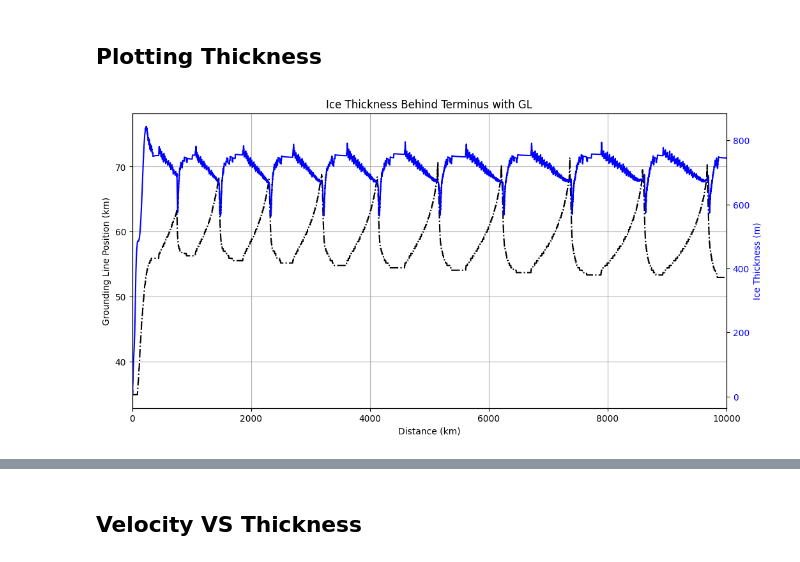
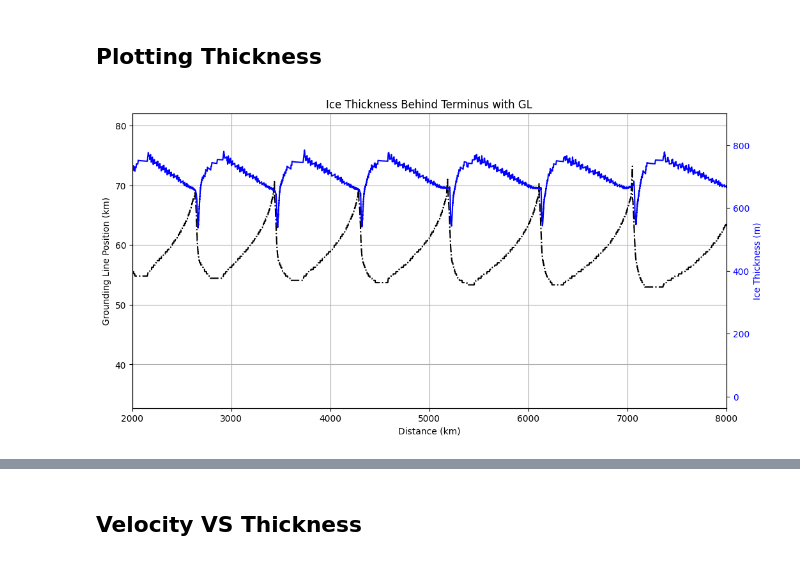
Before and after one commit to ktlix2ski/brinkmodeltest, a Jupyter notebook: Analysis/EasyQuickWorkbook copy.ipynb, the cells around one changed output, grey strips where cells are left out. Cells and saved outputs as stored; diff of their text form; code cells hidden in the pictures.

```diff
--- a/Analysis/EasyQuickWorkbook copy.ipynb
+++ b/Analysis/EasyQuickWorkbook copy.ipynb
@@ -23,9 +23,9 @@ def get_GL_index(gl_array):
 # %% [markdown]
 # INPUT: TEST VARIABLE + TEST VALUE + FILEPATH
 # %%
-variable = "scf"
-value = "0.8"
-path = "/media/kayatroyer/KayaDrive/Thesis/OfficialExperimentRuns/20kTests/scf_Tests/DATA_Dictionary_2025_04_29__14_22_55_SCF08.pkl.gz"
+variable = "Base"
+value = "NA"
+path = "/media/kayatroyer/KayaDrive/Thesis/OfficialExperimentRuns/20kTests/40K_Base_test/DATA_Dictionary_2025_04_23__15_33_25.pkl.gz"
 with gzip.open(path, 'rb') as f:
     DATA_dict = pickle.load(f)
 
@@ -53,7 +53,7 @@ yaxis_H = ""
 
 title_bed = "Bedrock Erosion Evolution " + variable + " " + value
 xaxis_bed = "Distance (km)"
-yaxis_bed = "Surface Elevation (m)"
+yaxis_bed = "Elevation (m)"
 
 print(title_GL_basic)
 # %% [output]
@@ -71,7 +71,7 @@ ub_dict = DATA_dict['ub_dict']
 Hs_dict = DATA_dict['Hs_dict']
 GL_dict = DATA_dict['GL_dict']
 Qs_dict = DATA_dict['Qs_dict']
-# SMB_dict = DATA_dict['SMB_dict']
+SMB_dict = DATA_dict['SMB_dict']
 counter_dict = DATA_dict['counter_dict']
 final_time = list(GL_dict)[-1]
 print(final_time)
@@ -303,33 +313,32 @@ for t in time_steps:
         continue
 
     terminus = terminus_indices[-1]
 
     if terminus >= dist_behind_terminus:
         term_H = H_[terminus - dist_behind_terminus]
     else:
         term_H = np.nan
 
     term_thinning.append(term_H)
 
 fig, ax1 = plt.subplots(figsize=(12, 6))
 
 ax1.plot(time, GL_km, label='Grounding Line Position', ls = 'dashdot', color='black')
 ax1.set_xlabel(xaxis_vel)
 ax1.set_ylabel(yaxis_GL_better, color='black')
 ax1.tick_params(axis='y', labelcolor='black')
-ax1.set_xlim(0,10000)
+ax1.set_xlim(2000,8000)
 ax1.grid()
 
 # Secondary axis for velocities
 ax2 = ax1.twinx()
 ax2.plot(time_steps, term_thinning, color='blue', linestyle='-', label=f'Thickness {dist_behind_terminus} nodes behind terminus')
 ax2.set_ylabel(("Ice Thickness (m)"), color='blue')
 ax2.tick_params(axis='y', labelcolor='blue')
 
-
 plt.title("Ice Thickness Behind Terminus with GL")
 plt.show()
 
 # fig.savefig("/media/kayatroyer/KayaDrive/Thesis/OfficialExperimentRuns/20kTests/40K_Base_test/Thickness_plot_40k_default.svg", format ="svg", bbox_inches='tight')
 # %% [output]
-[figure, old version]
+[figure, new version]
```
Also changed, not shown: parts of 11 cells of this notebook, 7 other files.
